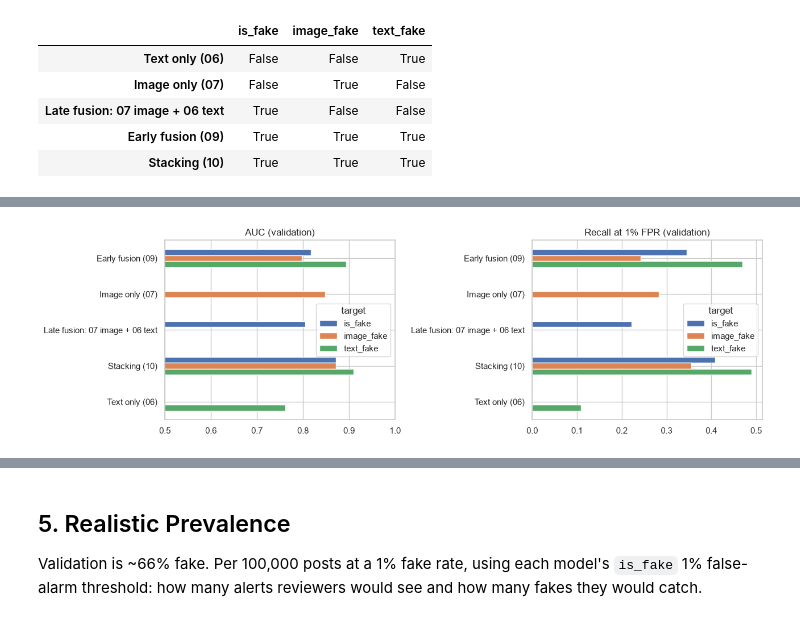
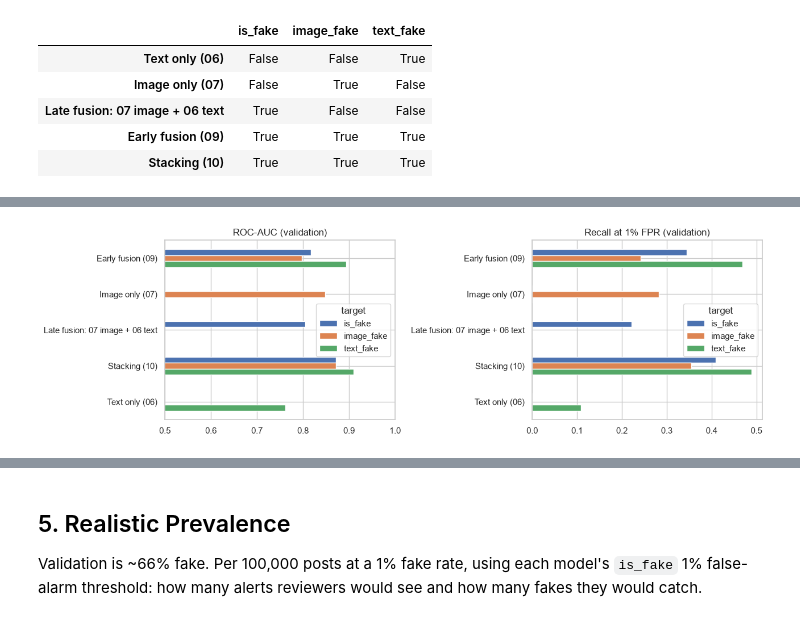
Before and after one commit to mfchloe/bt4012-team12, a Jupyter notebook: notebooks/11_model_comparison.ipynb, the cells around one changed output, grey strips where cells are left out. Saved outputs shown, nothing was run; the diff lists cells and outputs as text; code cells hidden in the pictures.

Commit message:
update: add matrices and roc graph to model comparison notebook

```diff
--- a/notebooks/11_model_comparison.ipynb
+++ b/notebooks/11_model_comparison.ipynb
@@ -108,6 +109,13 @@ For each model and target: the best-F1 threshold, and the threshold at which 1%
 # %%
 def fpr_threshold(y, score, rate=TARGET_FPR):
-    return float(np.quantile(score[np.asarray(y) == 0], 1 - rate))
+    """Conservative validation cutoff for decisions made with score >= threshold."""
+    negative_scores = np.sort(np.asarray(score)[np.asarray(y) == 0])
+    if not len(negative_scores) or not np.isfinite(negative_scores).all() or not 0 <= rate < 1:
+        raise ValueError("Finite negative scores and a rate in [0, 1) are required")
+    allowed = int(np.floor(rate * len(negative_scores)))
+    cutoff = negative_scores[len(negative_scores) - allowed - 1]
+    # Step in the scores' own floating dtype, so float32 comparisons also exclude ties.
+    return float(np.nextafter(cutoff, np.inf, dtype=negative_scores.dtype))
 
 
 thresholds = {}
@@ -135,5 +143,5 @@ Threshold-free metrics (AUC, PR-AUC, EER), metrics at the F1 threshold, and reca
 # %%
-METRICS = ["AUC", "PR-AUC", "EER", "Precision", "Recall", "F1"]
+METRICS = ["AUC", "PR-AUC", "EER", "ACC", "Precision", "Recall", "F1"]
 
 
 def results_table(labels, scores):
@@ -147,7 +155,7 @@ def results_table(labels, scores):
             strict = s[target] >= thresholds[model, target, "FPR1"]
             rows.append({"target": target, "model": model, **{k: m[k] for k in METRICS},
                          "FPR at 1% threshold": strict[y == 0].mean(), "Recall at 1% FPR": strict[y == 1].mean()})
-    return pd.DataFrame(rows).set_index(["target", "model"])
+    return pd.DataFrame(rows).set_index(["target", "model"]).rename(columns={"AUC": "ROC-AUC", "ACC": "Accuracy"})
 
 
 results_val = results_table(val, val_scores)
@@ -167,12 +175,12 @@ results_val.round(3)
 # %%
 fig, axes = plt.subplots(1, 2, figsize=(13, 4))
-for ax, metric in zip(axes, ["AUC", "Recall at 1% FPR"]):
+for ax, metric in zip(axes, ["ROC-AUC", "Recall at 1% FPR"]):
     results_val[metric].unstack("target")[TARGETS].plot.barh(ax=ax)
     ax.set_title(f"{metric} (validation)")
     ax.set_ylabel("")
     ax.invert_yaxis()
 axes[0].set_xlim(0.5, 1.0)
 plt.tight_layout()
 plt.show()
 # %% [output]
-[figure, old version]
+[figure, new version]
```
Also changed, not shown: parts of 15 cells of this notebook, 1 other file.
